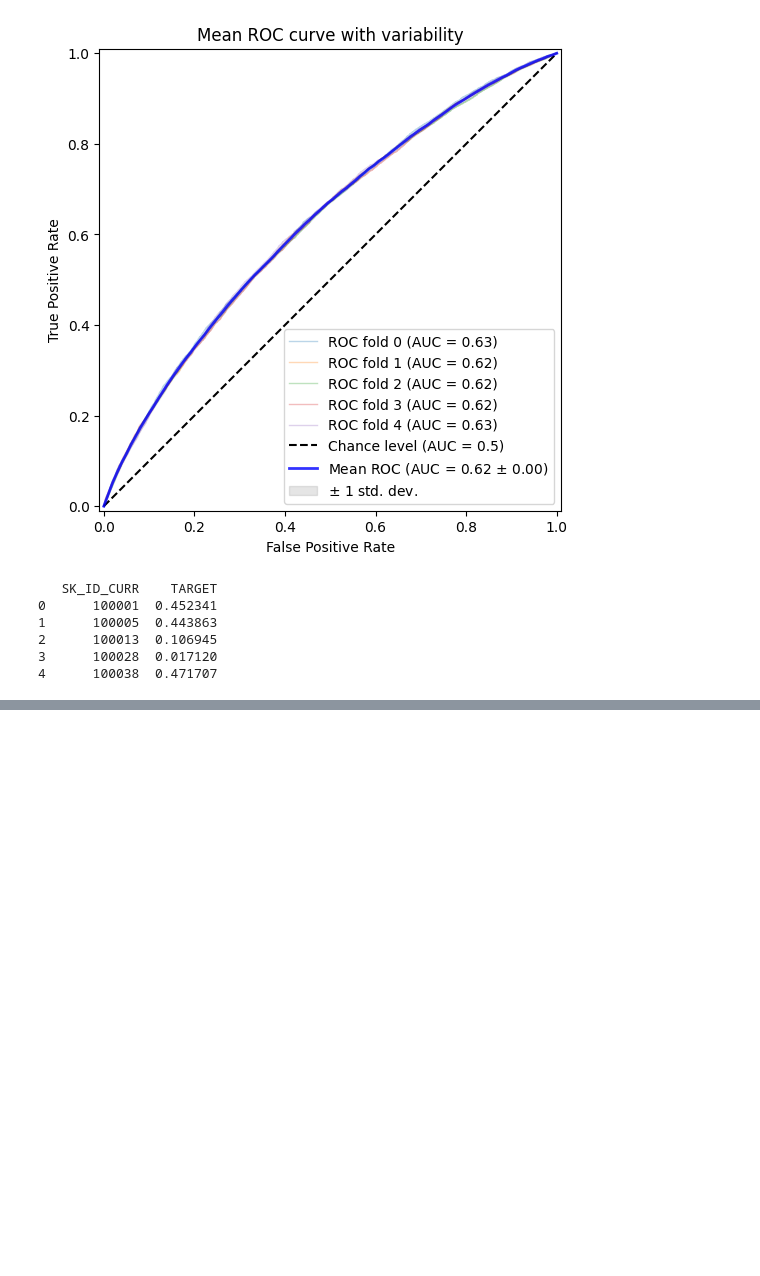
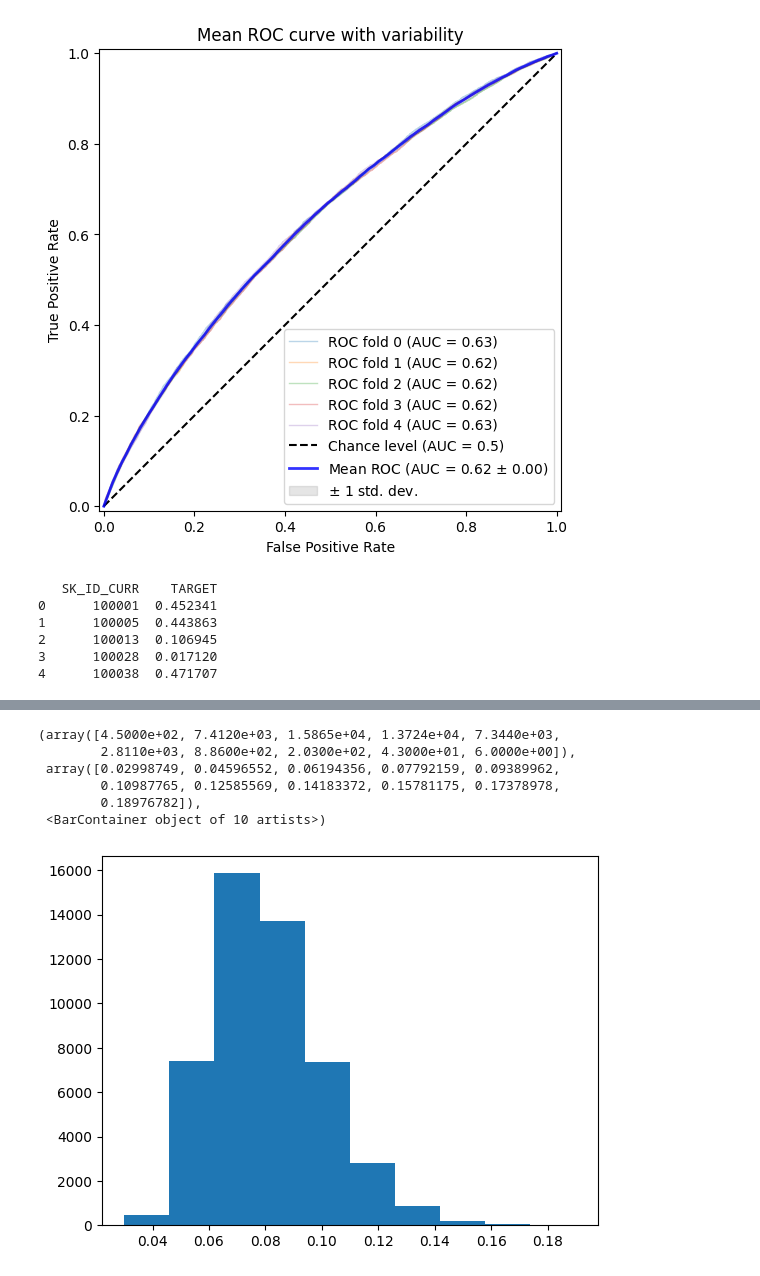
Before and after one commit to milhamramadhan12/def-risk, a Jupyter notebook: run.ipynb, the cells around one changed output, grey strips where cells are left out. Saved outputs shown, nothing was run; the diff lists cells and outputs as text; code cells hidden in the pictures; blank space fills up the shorter version.

```diff
--- a/run.ipynb
+++ b/run.ipynb
@@ -1325,0 +1780,10 @@ Penggabungan akan menggunakan agregat untuk data previous dan burreau
+# %%
+# Make predictions
+# Make sure to select the second column only
+log_reg_pred = log_reg.predict_proba(test)[:, 1]
+
+# Submission dataframe
+submit = test_coll_removed[['SK_ID_CURR']]
+submit['TARGET'] = log_reg_pred
+
+submit.head()
@@ -1325,0 +1797,10 @@ Penggabungan akan menggunakan agregat untuk data previous dan burreau
+# %%
+plt.hist(log_reg_pred)
+# %% [output]
+(array([4.5000e+02, 7.4120e+03, 1.5865e+04, 1.3724e+04, 7.3440e+03,
+        2.8110e+03, 8.8600e+02, 2.0300e+02, 4.3000e+01, 6.0000e+00]),
+ array([0.02998749, 0.04596552, 0.06194356, 0.07792159, 0.09389962,
+        0.10987765, 0.12585569, 0.14183372, 0.15781175, 0.17378978,
+        0.18976782]),
+ <BarContainer object of 10 artists>)
+[figure, added]
```
Also changed, not shown: parts of 122 cells of this notebook, 44 other files.
